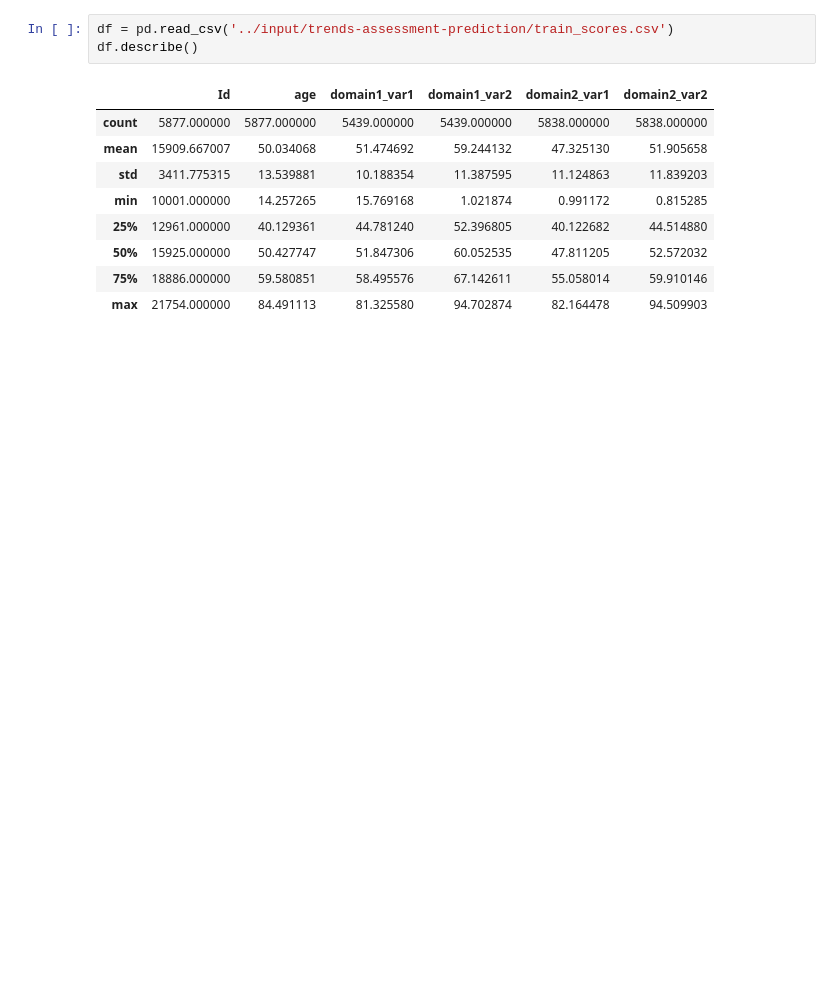
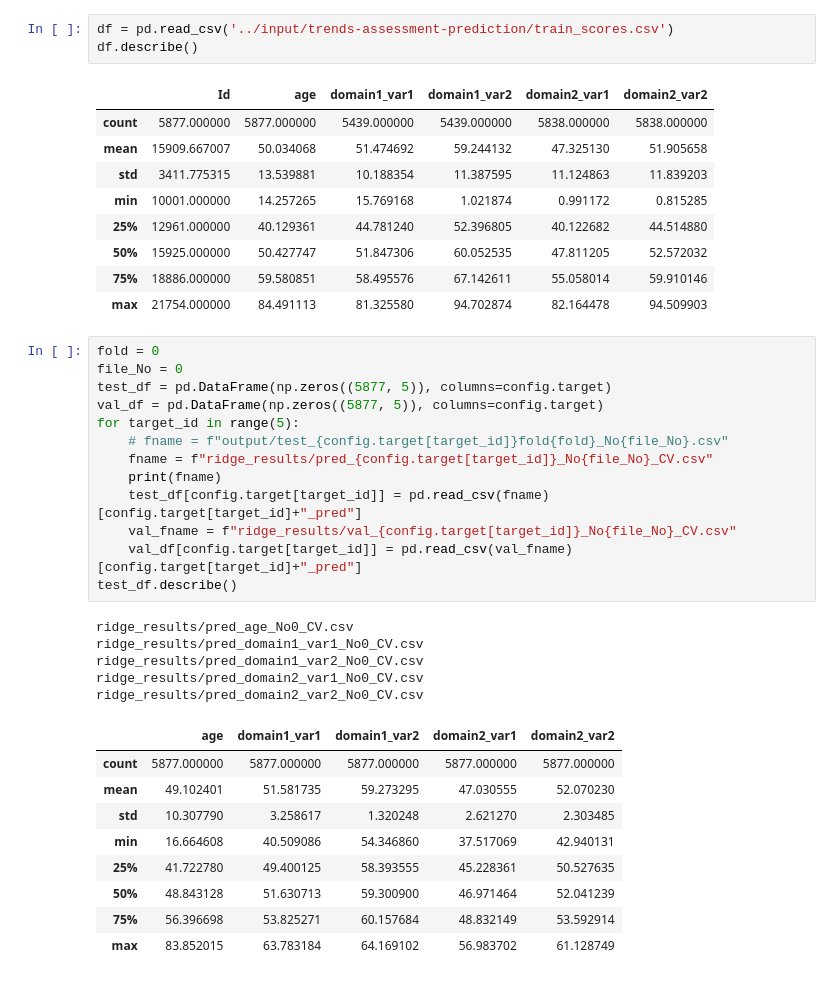
Before and after one commit to ibkuroyagi/trends-images, a Jupyter notebook: working/test_check.ipynb, the cells around one changed output. Drawn from its saved outputs; the diff is of its cells as text; blank space fills up the shorter version.

```diff
--- a/working/test_check.ipynb
+++ b/working/test_check.ipynb
@@ -54,3 +44,31 @@ df.describe()
 | 50% | 15925.000000 | 50.427747 | 51.847306 | 60.052535 | 47.811205 | 52.572032 |
 | 75% | 18886.000000 | 59.580851 | 58.495576 | 67.142611 | 55.058014 | 59.910146 |
 | max | 21754.000000 | 84.491113 | 81.325580 | 94.702874 | 82.164478 | 94.509903 |
+# %%
+fold = 0
+file_No = 0
+test_df = pd.DataFrame(np.zeros((5877, 5)), columns=config.target)
+val_df = pd.DataFrame(np.zeros((5877, 5)), columns=config.target)
+for target_id in range(5):
+    # fname = f"output/test_{config.target[target_id]}fold{fold}_No{file_No}.csv"
+    fname = f"ridge_results/pred_{config.target[target_id]}_No{file_No}_CV.csv"
+    print(fname)
+    test_df[config.target[target_id]] = pd.read_csv(fname)[config.target[target_id]+"_pred"]
+    val_fname = f"ridge_results/val_{config.target[target_id]}_No{file_No}_CV.csv"
+    val_df[config.target[target_id]] = pd.read_csv(val_fname)[config.target[target_id]+"_pred"]
+test_df.describe()
+# %% [output]
+ridge_results/pred_age_No0_CV.csv
+ridge_results/pred_domain1_var1_No0_CV.csv
+ridge_results/pred_domain1_var2_No0_CV.csv
+ridge_results/pred_domain2_var1_No0_CV.csv
+ridge_results/pred_domain2_var2_No0_CV.csv
+|  | age | domain1_var1 | domain1_var2 | domain2_var1 | domain2_var2 |
+| count | 5877.000000 | 5877.000000 | 5877.000000 | 5877.000000 | 5877.000000 |
+| mean | 49.102401 | 51.581735 | 59.273295 | 47.030555 | 52.070230 |
+| std | 10.307790 | 3.258617 | 1.320248 | 2.621270 | 2.303485 |
+| min | 16.664608 | 40.509086 | 54.346860 | 37.517069 | 42.940131 |
+| 25% | 41.722780 | 49.400125 | 58.393555 | 45.228361 | 50.527635 |
+| 50% | 48.843128 | 51.630713 | 59.300900 | 46.971464 | 52.041239 |
+| 75% | 56.396698 | 53.825271 | 60.157684 | 48.832149 | 53.592914 |
+| max | 83.852015 | 63.783184 | 64.169102 | 56.983702 | 61.128749 |
```
Also changed, not shown: parts of 11 cells of this notebook, 49 other files.
